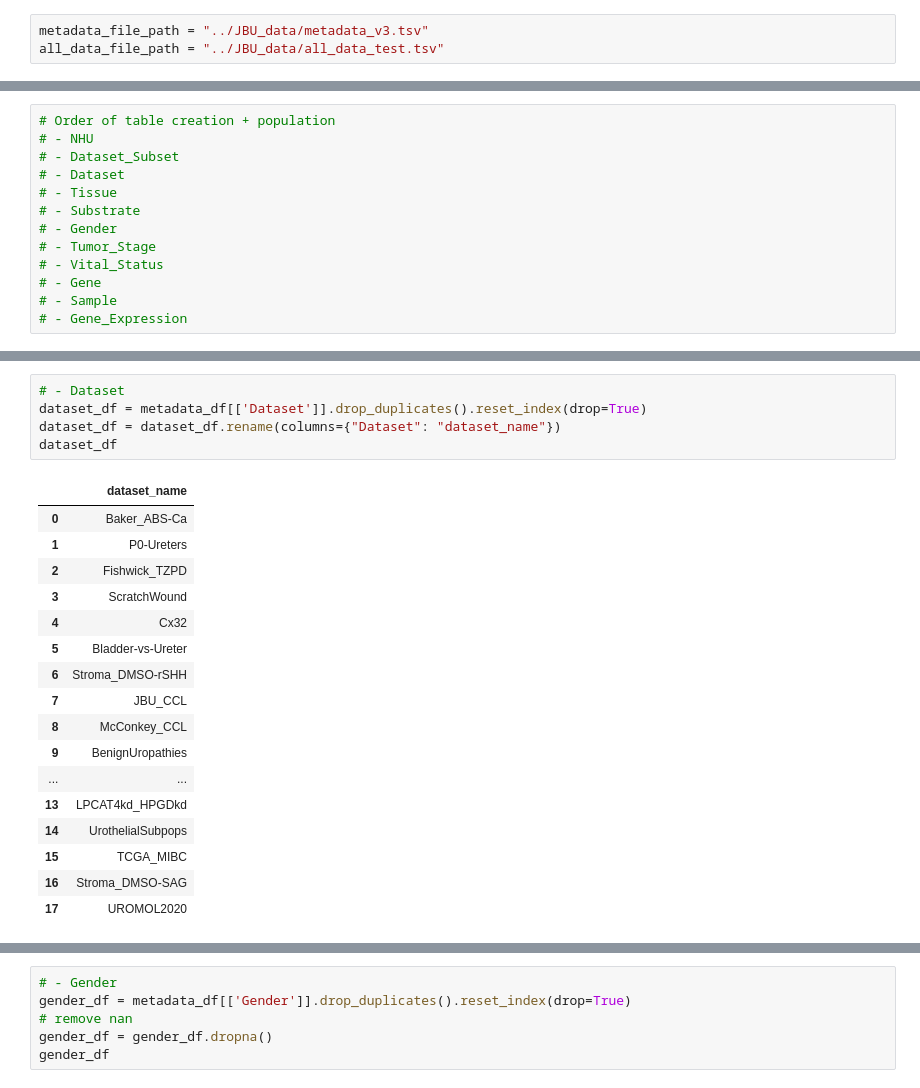
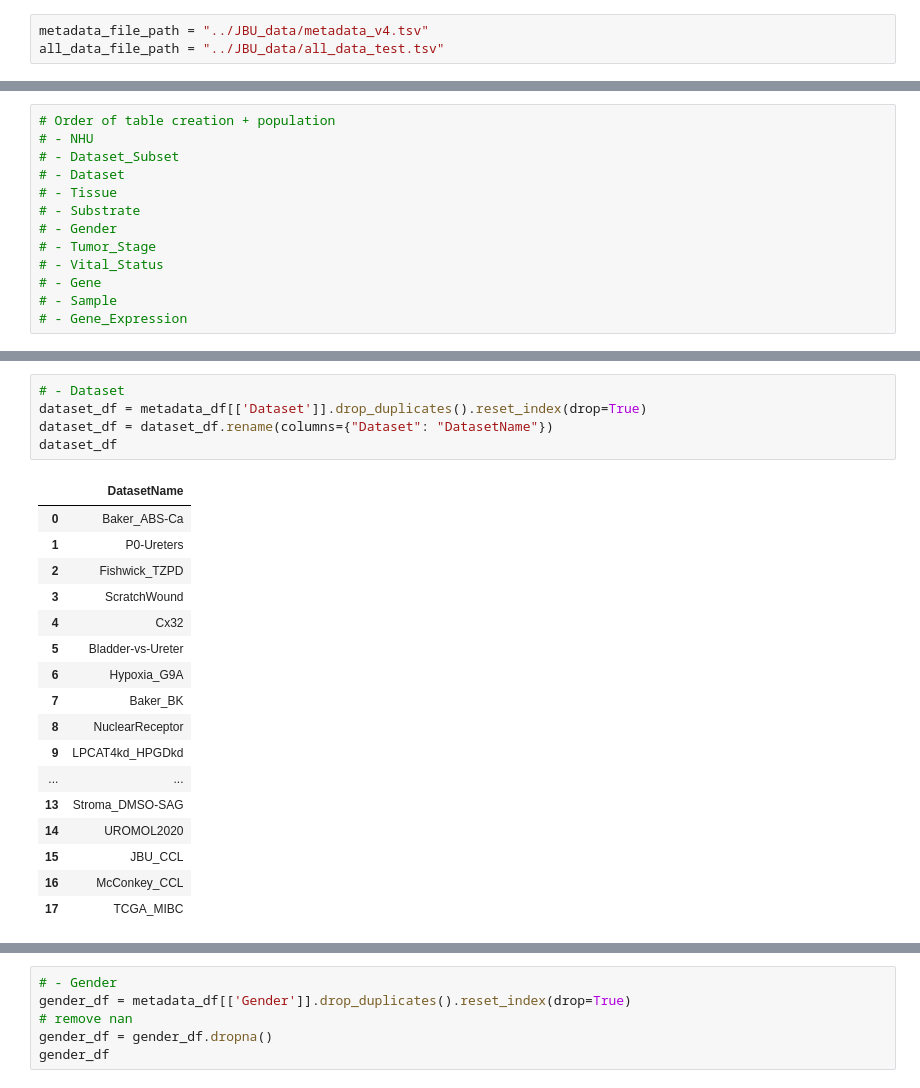
Before and after one commit to uoy-research/urotheliome-dash, a Jupyter notebook: db-generation/import_data.ipynb, the cells around one changed output, grey strips where cells are left out. Cells and saved outputs as stored; diff of their text form.

```diff
--- a/db-generation/import_data.ipynb
+++ b/db-generation/import_data.ipynb
@@ -17,5 +24,5 @@ conn.execute("PRAGMA foreign_keys = ON;")
 # %%
-metadata_file_path = "../JBU_data/metadata_v3.tsv"
+metadata_file_path = "../JBU_data/metadata_v4.tsv"
 all_data_file_path = "../JBU_data/all_data_test.tsv"
 # %%
 def load_metadata_tsv(file_path):
@@ -187,26 +195,26 @@ Successfully inserted data into Dataset_Subset
 # %%
 # - Dataset
 dataset_df = metadata_df[['Dataset']].drop_duplicates().reset_index(drop=True)
-dataset_df = dataset_df.rename(columns={"Dataset": "dataset_name"})
+dataset_df = dataset_df.rename(columns={"Dataset": "DatasetName"})
 dataset_df
 # %% [output]
-|  | dataset_name |
+|  | DatasetName |
 | 0 | Baker_ABS-Ca |
 | 1 | P0-Ureters |
 | 2 | Fishwick_TZPD |
 | 3 | ScratchWound |
 | 4 | Cx32 |
 | 5 | Bladder-vs-Ureter |
-| 6 | Stroma_DMSO-rSHH |
-| 7 | JBU_CCL |
-| 8 | McConkey_CCL |
-| 9 | BenignUropathies |
+| 6 | Hypoxia_G9A |
+| 7 | Baker_BK |
+| 8 | NuclearReceptor |
+| 9 | LPCAT4kd_HPGDkd |
 | ... | ... |
-| 13 | LPCAT4kd_HPGDkd |
-| 14 | UrothelialSubpops |
-| 15 | TCGA_MIBC |
-| 16 | Stroma_DMSO-SAG |
-| 17 | UROMOL2020 |
+| 13 | Stroma_DMSO-SAG |
+| 14 | UROMOL2020 |
+| 15 | JBU_CCL |
+| 16 | McConkey_CCL |
+| 17 | TCGA_MIBC |
 # %%
 insert_into_db(dataset_df, "Dataset", conn)
 # %% [output]
```
Also changed, not shown: parts of 31 cells of this notebook, 1 other file.
